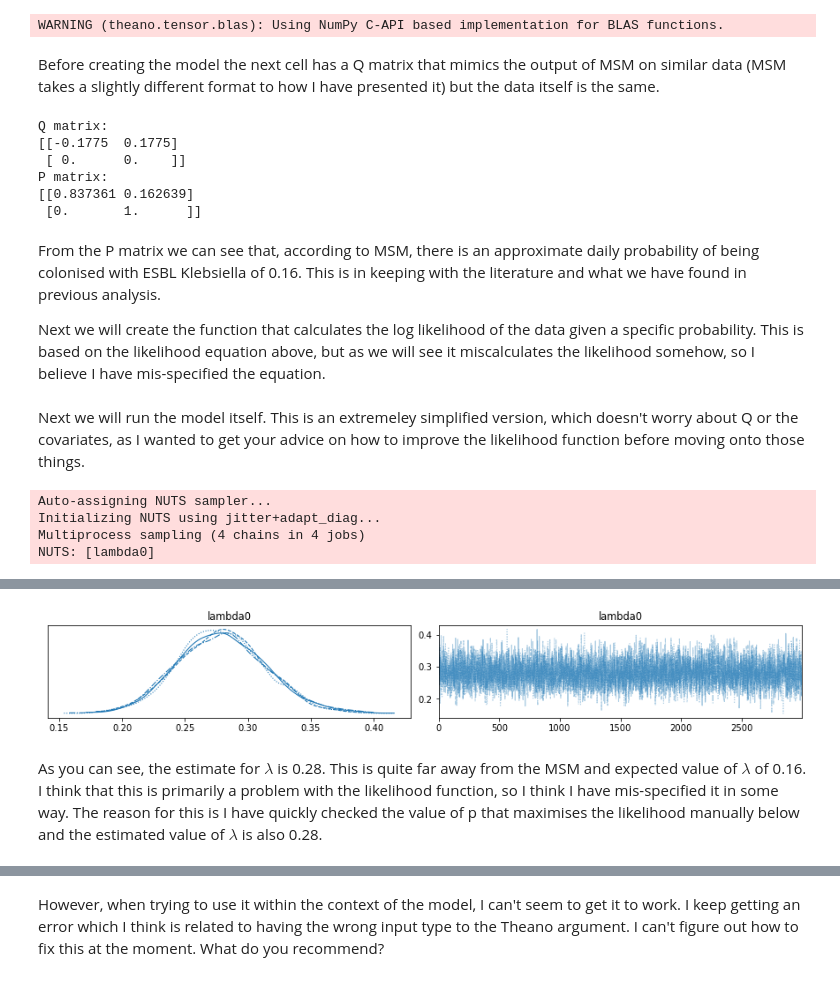
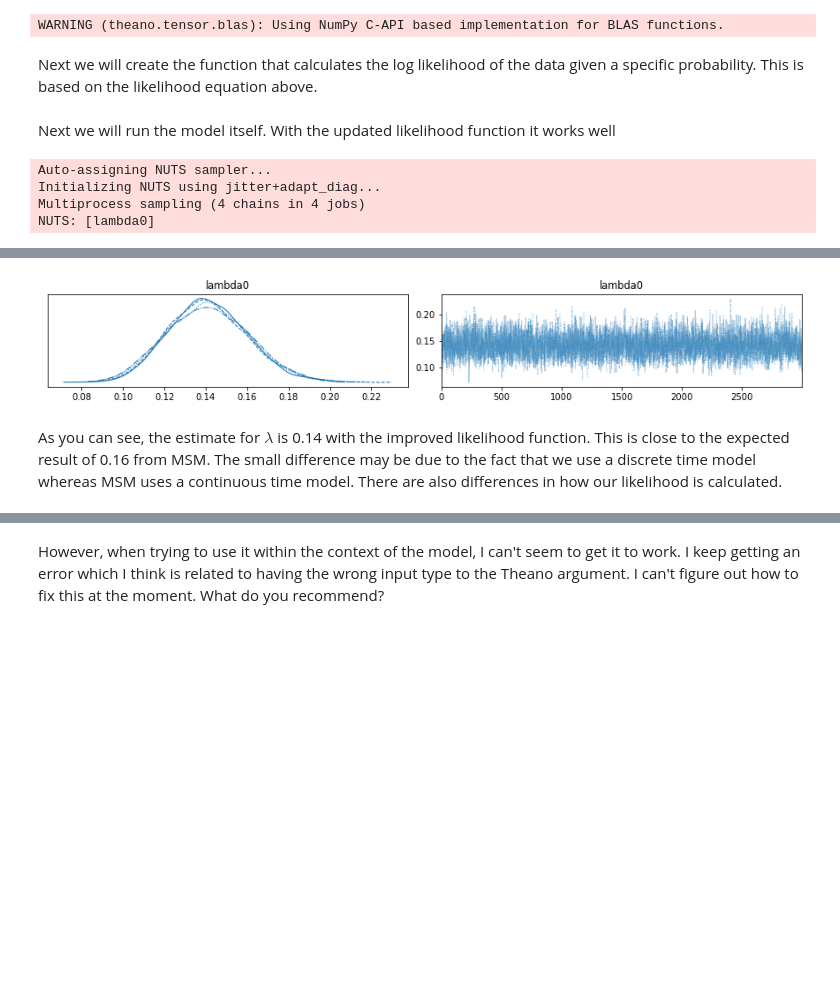
Before and after one commit to ohapearse/ESBL_acquisition_Chatinkha, a Jupyter notebook: msm_kleb.ipynb, the cells around one changed output, grey strips where cells are left out. Cells and saved outputs as stored; diff of their text form; code cells hidden in the pictures; blank space fills up the shorter version.

Commit message:
Changed likelihood
Altered the likelihood function with Chris's assistance. Now the approximate daily probability of colonisation is more accurate.

```diff
--- a/msm_kleb.ipynb
+++ b/msm_kleb.ipynb
@@ -55,32 +66,11 @@ import theano.tensor.slinalg as ttl
 #theano.config.compute_test_value = 'off'
 
 #loading the data
-msm_kleb = pd.read_csv(r"C:\Users\ohape\Documents\Audit_Research\Klebsiella_neonates\cres_analysis\cots_and_risk_factors\python\msm_data_simple.csv")
+msm_kleb = pd.read_csv(r"msm_data_simple.csv")
 # %% [output]
 WARNING (theano.tensor.blas): Using NumPy C-API based implementation for BLAS functions.
-# %% [markdown]
-Before creating the model the next cell has a Q matrix that mimics the output of MSM on similar data (MSM takes a slightly different format to how I have presented it) but the data itself is the same.
-# %%
-#This is an example of the Q matrix with the estimated parameters from the MSM function
-qmsm = np.array([[-0.1775, 0.1775], [0, 0]])
-#Converted to a P matrix using matrix exponentials
-pmsm = sp.linalg.expm(qmsm)
-#Printing both matrices
-print('Q matrix:')
-print(qmsm)
-print('P matrix:')
-print(pmsm)
-# %% [output]
-Q matrix:
-[[-0.1775  0.1775]
- [ 0.      0.    ]]
-P matrix:
-[[0.837361 0.162639]
- [0.       1.      ]]
 # %% [markdown]
-From the P matrix we can see that, according to MSM, there is an approximate daily probability of being colonised with ESBL Klebsiella of 0.16. This is in keeping with the literature and what we have found in previous analysis.
-
-Next we will create the function that calculates the log likelihood of the data given a specific probability. This is based on the likelihood equation above, but as we will see it miscalculates the likelihood somehow, so I believe I have mis-specified the equation.
+Next we will create the function that calculates the log likelihood of the data given a specific probability. This is based on the likelihood equation above.
 # %%
 #this function generates the log likelihood for the data when it is given a probability of transition
 def trans_likelihood(state1, state2, tstart, tstop, p):
@@ -99,6 +88,6 @@ def trans_likelihood(state1, state2, tstart, tstop, p):
     return totL
 # %% [markdown]
-Next we will run the model itself. This is an extremeley simplified version, which doesn't worry about Q or the covariates, as I wanted to get your advice on how to improve the likelihood function before moving onto those things.
+Next we will run the model itself. With the updated likelihood function it works well
 # %%
 #this is the model itself
 if __name__ ==  '__main__':
@@ -109,7 +98,24 @@ if __name__ ==  '__main__':
             #creating the baseline transition rate prior, this will later be
             #composed of a baseline transition rate and coefficients of all of the covariates
             lambda0 = pm.Beta('lambda0', 1, 1)
+            #prior for alpha
+            alpha0 = pm.Normal('alpha0', mu=0, sd=1000)
             #priors for betas
+            beta1 = pm.Normal('mat_cont', mu=0, sd=1000)
+            beta2 = pm.Normal('matabxall', mu=0, sd=1000)
+            beta3 = pm.Normal('preterm', mu=0, sd=1000)
+            beta4 = pm.Normal('intabx', mu=0, sd=1000)
+            beta5 = pm.Normal('abx', mu=0, sd=1000)
+            beta6 = pm.Normal('outborn', mu=0, sd=1000)
+            beta7 = pm.Normal('sex', mu=0, sd=1000)
+            beta8 = pm.Normal('dlivmod', mu=0, sd=1000)
+            beta9 = pm.Normal('mathiv', mu=0, sd=1000)
+            beta10 = pm.Normal('lbw', mu=0, sd=1000)
+            beta11 = pm.Normal('o2', mu=0, sd=1000)
+            beta12 = pm.Normal('notbreast', mu=0, sd=1000)
+            beta13 = pm.Normal('cot_cont', mu=0, sd=1000)
+            beta14 = pm.Normal('mat_hand', mu=0, sd=1000)
+            beta15 = pm.Normal('onward', mu=0, sd=1000)
             #beta0 = pm.Normal('beta0', mu = 0, sigma = 1000, shape = 10)
             #later will need to construct the lambda from the alpha and betas
 
@@ -129,10 +135,10 @@ if __name__ ==  '__main__':
 
             return samples, model
   #running the model
-    samples, model = run_mcmc(state1 = msm_kleb['init_state'],
-                              state2 = msm_kleb['end_state'],
-                              tstart = msm_kleb['tstart'],
-                              tstop = msm_kleb['tstop']
+    samples, model = run_mcmc(state1 = msm_kleb['init_state'].to_numpy(),
+                              state2 = msm_kleb['end_state'].to_numpy(),
+                              tstart = msm_kleb['tstart'].to_numpy(),
+                              tstop = msm_kleb['tstop'].to_numpy()
                               )
 #plotting traceplots
     with model:
@@ -147,3 +153,3 @@ Sampling 4 chains for 1_000 tune and 3_000 draw iterations (4_000 + 12_000 draws
-[figure, old version]
+[figure, new version]
 # %% [markdown]
-As you can see, the estimate for $\lambda$ is 0.28. This is quite far away from the MSM and expected value of $\lambda$ of 0.16. I think that this is primarily a problem with the likelihood function, so I think I have mis-specified it in some way. The reason for this is I have quickly checked the value of p that maximises the likelihood manually below and the estimated value of $\lambda$ is also 0.28.
+As you can see, the estimate for $\lambda$ is 0.14 with the improved likelihood function. This is close to the expected result of 0.16 from MSM. The small difference may be due to the fact that we use a discrete time model whereas MSM uses a continuous time model. There are also differences in how our likelihood is calculated.
```
Also changed, not shown: parts of 10 cells of this notebook.
